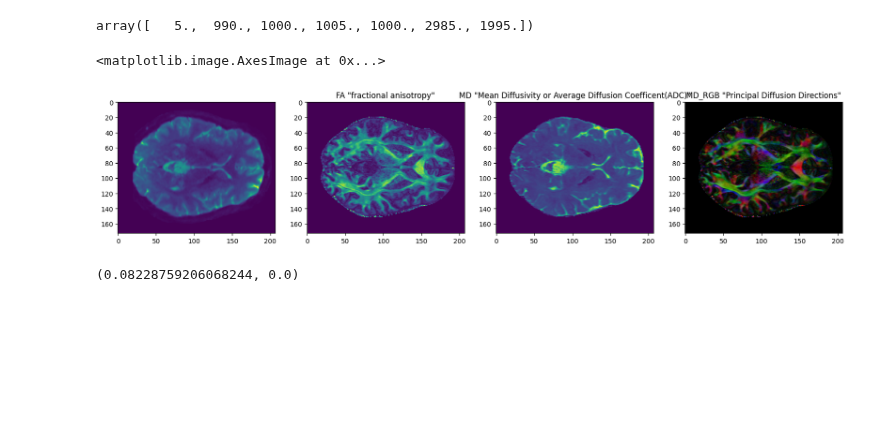
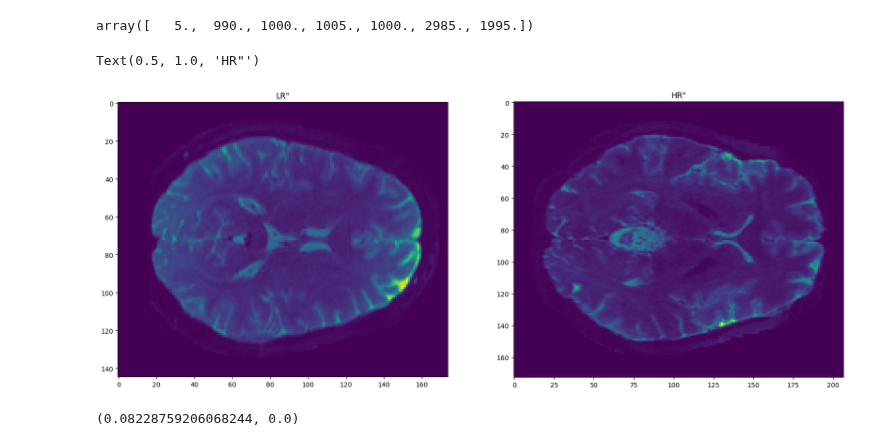
Before and after one commit to arihantjain124/HCP_SR, a Jupyter notebook: Dump_h5.ipynb, the cells around one changed output. Drawn from its saved outputs; the diff is of its cells as text; code cells hidden in the pictures; blank space fills up the shorter version.

```diff
--- a/Dump_h5.ipynb
+++ b/Dump_h5.ipynb
@@ -424,7 +444,7 @@ Current ID 102311
 # %%
-name = "/storage/HCP_7T/" + common[0] + "/" + common[0] + "_GT.h5"
+name = "/storage/HCP_7T/" + common[0] + "/" + common[0] + ".h5"
 hf = h5py.File(name, 'r')
-name = "/storage/HCP_3T/" + common[0] + "/" + common[0] + "_upsampled.h5"
+name = "/storage/HCP_3T/" + common[0] + "/" + common[0] + ".h5"
 hf_lr = h5py.File(name, 'r')
 # %%
 name
@@ -460,21 +488,22 @@ np.array(hf_lr.get('bvals0'))
 array([   5.,  990., 1000., 1005., 1000., 2985., 1995.])
 # %%
 i=70
-f, axis = plt.subplots(1, 4)
+f, axis = plt.subplots(1, 2)
 f.set_figwidth(20)
 f.set_figheight(10)
 temp = np.transpose(hf_lr.get('mask'), (2,1,0))
 # temp = np.fliplr(np.rot90(hf_lr.get('volumes0')[i,:,:,0],k=3))
 axis[0].imshow(hf_lr.get('volumes0')[:,:,i,0])
-axis[1].set_title('FA "fractional anisotropy"')
-axis[1].imshow(np.array(hf.get('FA'))[:,:,i])
-axis[2].set_title('MD "Mean Diffusivity or Average Diffusion Coefficent(ADC)"')
-axis[2].imshow(np.array(hf.get('ADC'))[:,:,i])
-axis[3].set_title('MD_RGB "Principal Diffusion Directions"')
-axis[3].imshow(np.array(hf.get('color_FA'))[:,:,i])
+axis[0].set_title('LR"')
+axis[1].imshow(hf.get('volumes0')[:,:,i,0])
+axis[1].set_title('HR"')
+# axis[2].set_title('MD "Mean Diffusivity or Average Diffusion Coefficent(ADC)"')
+# axis[2].imshow(np.array(hf.get('ADC'))[:,:,i])
+# axis[3].set_title('MD_RGB "Principal Diffusion Directions"')
+# axis[3].imshow(np.array(hf.get('color_FA'))[:,:,i])
 # %% [output]
-<matplotlib.image.AxesImage at 0x...>
+Text(0.5, 1.0, 'HR"')
-[figure, old version]
+[figure, new version]
 # %%
 np.array(hf.get('ADC')).max(),np.array(hf.get('ADC')).min()
 # %% [output]
```
Also changed, not shown: parts of 11 cells of this notebook, 22 other files.
